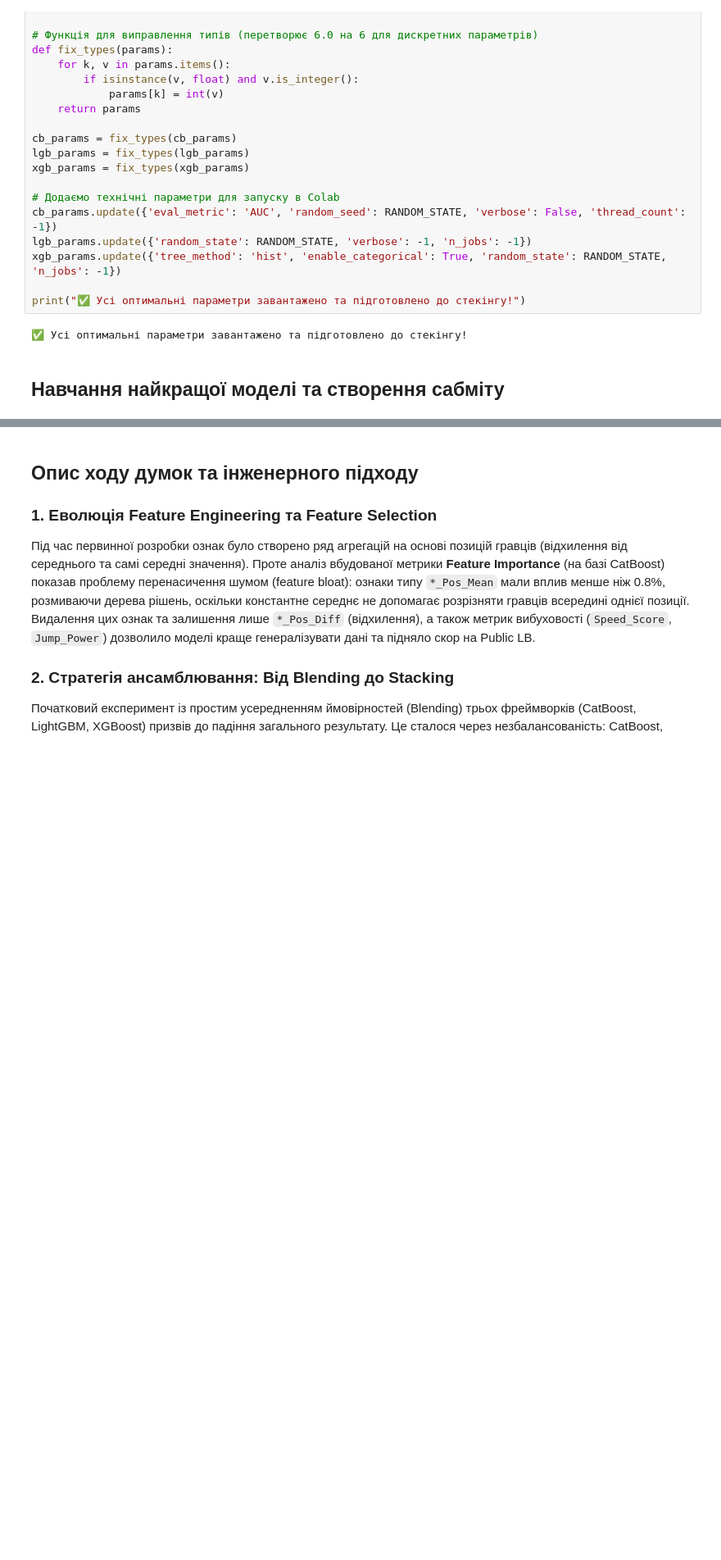
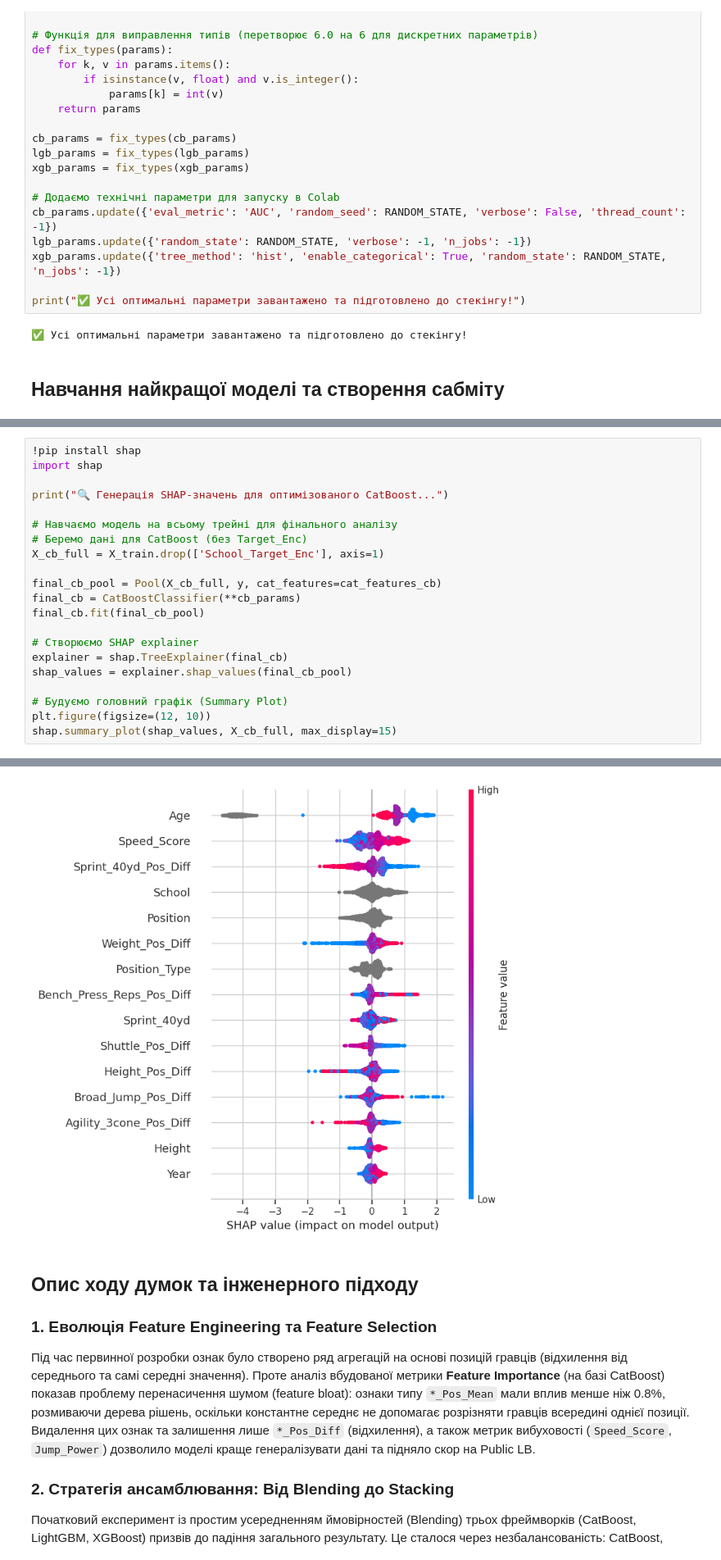
Before and after one commit to catdlia/-, a Jupyter notebook: experimental.ipynb, the cells around one changed output, grey strips where cells are left out. Shown at 82% size. Drawn from its saved outputs; the diff is of its cells as text; blank space fills up the shorter version.

Commit message:
shap+ гібридний ансамбль v2

```diff
--- a/experimental.ipynb
+++ b/experimental.ipynb
@@ -313,0 +303,22 @@ XGBoost OOF AUC:  0.84111
+# %%
+!pip install shap
+import shap
+
+print("🔍 Генерація SHAP-значень для оптимізованого CatBoost...")
+
+# Навчаємо модель на всьому трейні для фінального аналізу
+# Беремо дані для CatBoost (без Target_Enc)
+X_cb_full = X_train.drop(['School_Target_Enc'], axis=1)
+
+final_cb_pool = Pool(X_cb_full, y, cat_features=cat_features_cb)
+final_cb = CatBoostClassifier(**cb_params)
+final_cb.fit(final_cb_pool)
+
+# Створюємо SHAP explainer
+explainer = shap.TreeExplainer(final_cb)
+shap_values = explainer.shap_values(final_cb_pool)
+
+# Будуємо головний графік (Summary Plot)
+plt.figure(figsize=(12, 10))
+shap.summary_plot(shap_values, X_cb_full, max_display=15)
+# %% [output]
@@ -314,3 +343,4 @@ XGBoost OOF AUC:  0.84111
+[figure, added]
 # %% [markdown]
 ## Опис ходу думок та інженерного підходу
 
```
Also changed, not shown: parts of 3 cells of this notebook.
